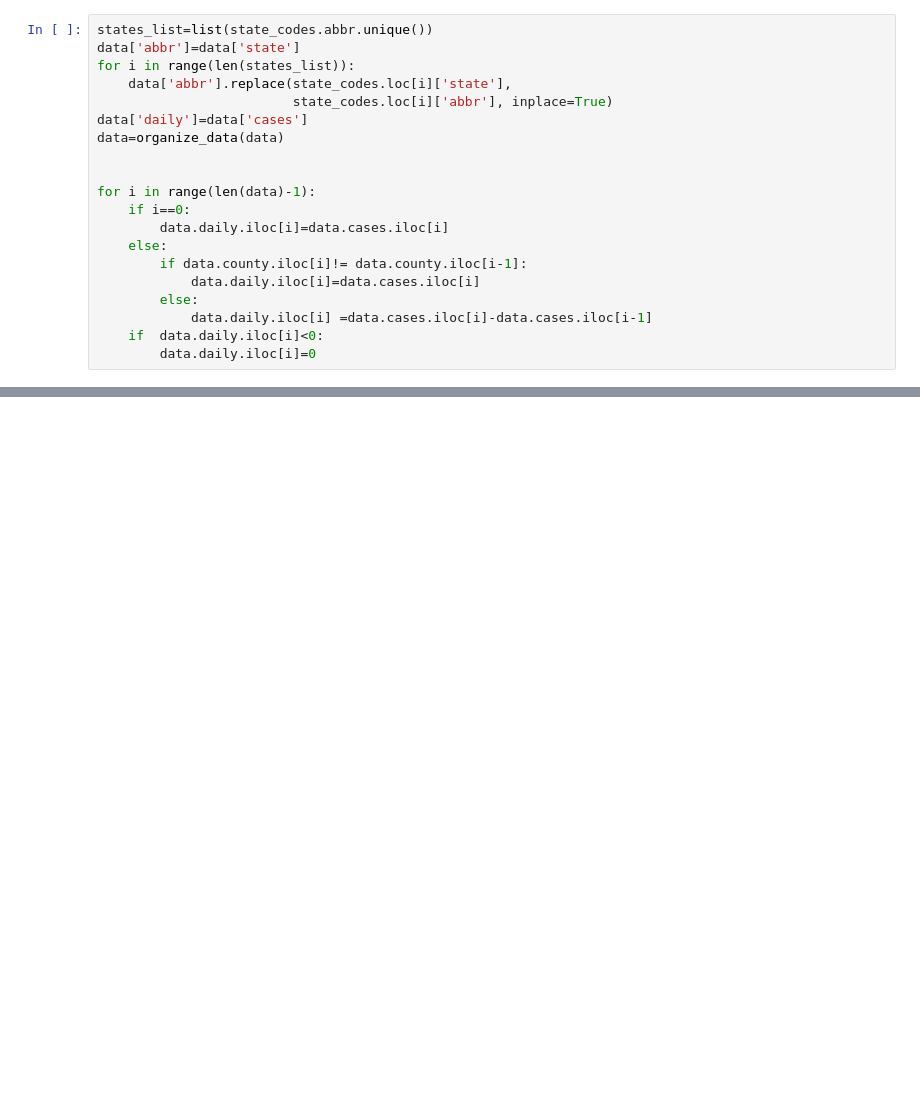
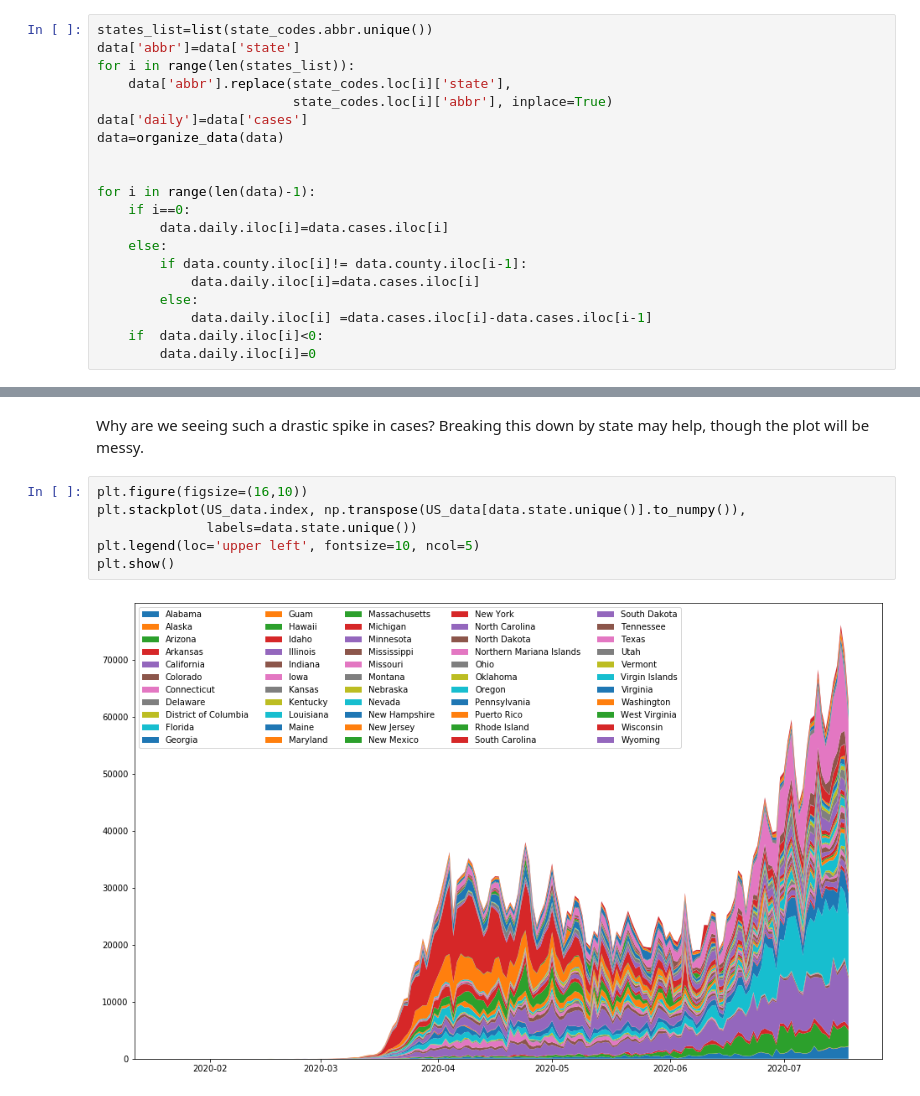
Before and after one commit to leadinghammp/COVID-19-Near-Me, a Jupyter notebook: Specific_Places.ipynb, the cells around one changed output, grey strips where cells are left out. Cells and saved outputs as stored; diff of their text form; blank space fills up the shorter version.

```diff
--- a/Specific_Places.ipynb
+++ b/Specific_Places.ipynb
@@ -141,0 +165,10 @@ state_cases(data,state)
+# %% [markdown]
+Why are we seeing such a drastic spike in cases? Breaking this down by state may help, though the plot will be messy.
+# %%
+plt.figure(figsize=(16,10))
+plt.stackplot(US_data.index, np.transpose(US_data[data.state.unique()].to_numpy()),
+              labels=data.state.unique())
+plt.legend(loc='upper left', fontsize=10, ncol=5)
+plt.show()
+# %% [output]
+[figure, added]
```
Also changed, not shown: parts of 11 cells of this notebook.
